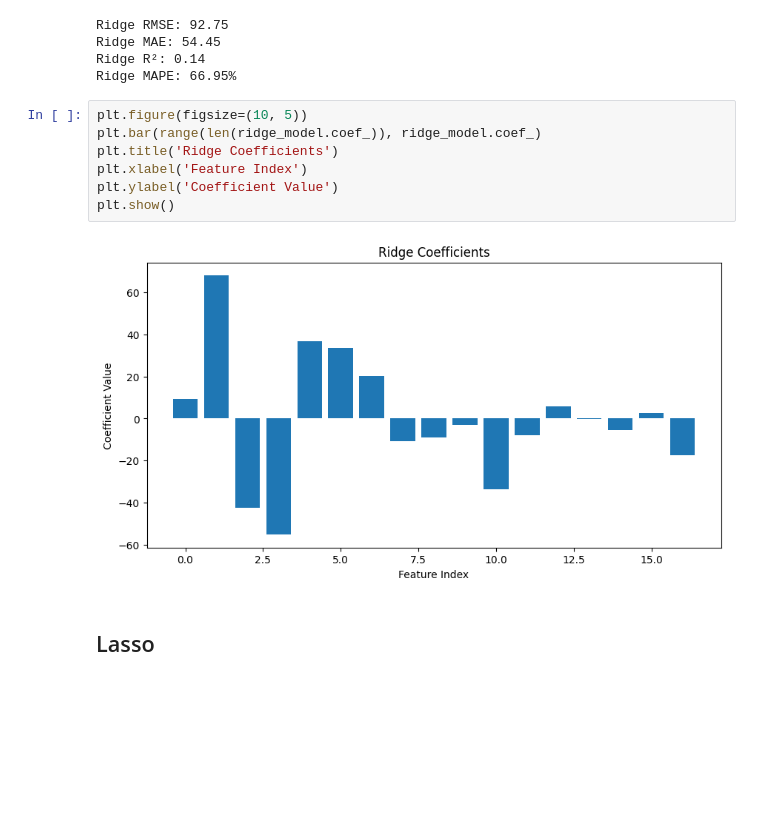
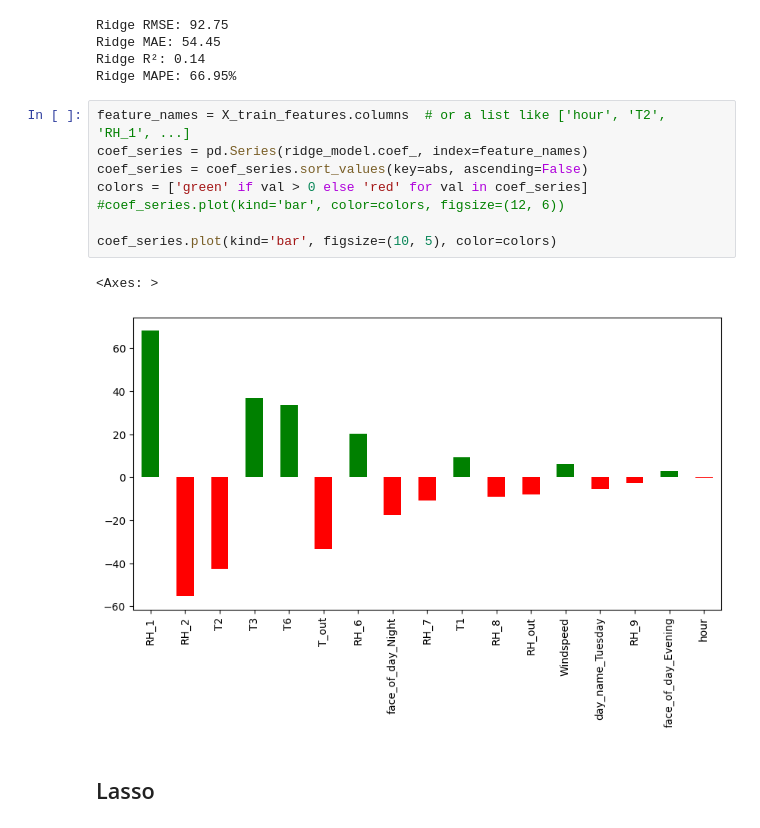
Before and after one commit to Abdoul1996/appliance-power-ml, a Jupyter notebook: Experiments/Experiment_2_Updated.ipynb, the cells around one changed output. Drawn from its saved outputs; the diff is of its cells as text; blank space fills up the shorter version.

```diff
--- a/Experiments/Experiment_2_Updated.ipynb
+++ b/Experiments/Experiment_2_Updated.ipynb
@@ -347,15 +327,17 @@ Ridge RMSE: 92.75
 Ridge MAE: 54.45
 Ridge R²: 0.14
 Ridge MAPE: 66.95%
-# %%
-plt.figure(figsize=(10, 5))
-plt.bar(range(len(ridge_model.coef_)), ridge_model.coef_)
-plt.title('Ridge Coefficients')
-plt.xlabel('Feature Index')
-plt.ylabel('Coefficient Value')
-plt.show()
-# %% [output]
-[figure, removed]
+# %%
+feature_names = X_train_features.columns  # or a list like ['hour', 'T2', 'RH_1', ...]
+coef_series = pd.Series(ridge_model.coef_, index=feature_names)
+coef_series = coef_series.sort_values(key=abs, ascending=False)
+colors = ['green' if val > 0 else 'red' for val in coef_series]
+#coef_series.plot(kind='bar', color=colors, figsize=(12, 6))
+
+coef_series.plot(kind='bar', figsize=(10, 5), color=colors)
+# %% [output]
+<Axes: >
+[figure, added]
 # %% [markdown]
 ## Lasso
 # %%
```
Also changed, not shown: parts of 3 cells of this notebook, 2 other files.
